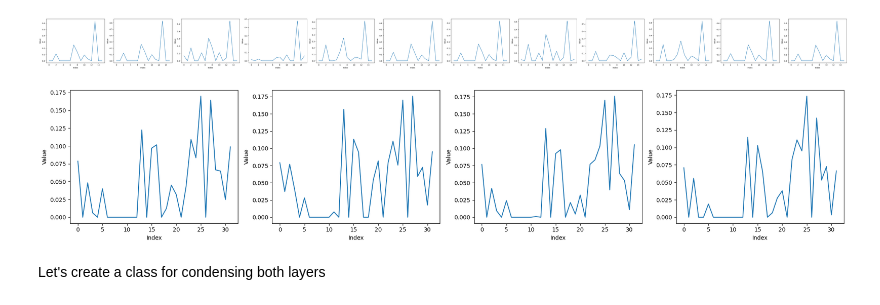
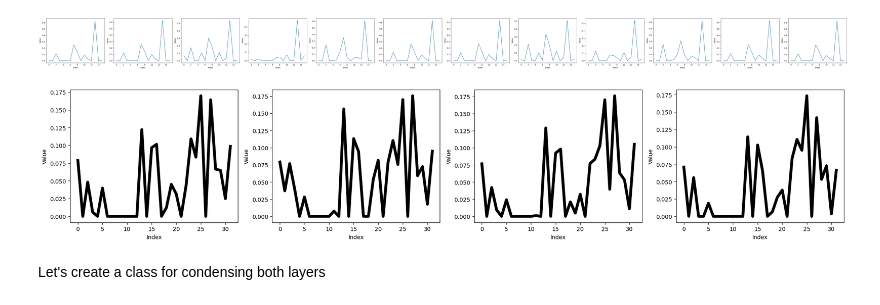
Before and after one commit to juagudeloo/Tesis_maestria_OAN, a Jupyter notebook: notebooks/Check_transforms.ipynb, the cells around one changed output. Cells and saved outputs as stored; diff of their text form; code cells hidden in the pictures.

```diff
--- a/notebooks/Check_transforms.ipynb
+++ b/notebooks/Check_transforms.ipynb
@@ -116,7 +116,7 @@ fig, axs = plt.subplots(2, 2, figsize=(2*5, 2*4))
 channels = ['I', 'Q', 'U', 'V']
 for i in range(4):
     ax = axs[i//2, i%2]
-    ax.plot(new_wl, stokes_arrays[0,i,:].cpu())
+    ax.plot(new_wl, stokes_arrays[0,i,:].cpu(), "k", linewidth=5)
     ax.set_title(f'Stokes {channels[i]}')
     ax.set_xlabel('Index')
     ax.set_ylabel('Value')
@@ -157,7 +157,7 @@ fig, axs = plt.subplots(4, len(scales), figsize=(len(scales)*5, 4*4))
 for i in range(4):
     for idx, s in enumerate(scales):
         ax = axs[i, idx]
-        ax.plot(np.linspace(new_wl[0], new_wl[-1], stokes_scales[f"{s}_scale"].shape[-1]), stokes_scales[f"{s}_scale"][0,i,:].cpu(), label=f'Stokes {channels[i]}')
+        ax.plot(np.linspace(new_wl[0], new_wl[-1], stokes_scales[f"{s}_scale"].shape[-1]), stokes_scales[f"{s}_scale"][0,i,:].cpu(), "k", linewidth=5)
         ax.set_title(f'Stokes {channels[i]} - Scale {s}')
         ax.set_xlabel('Wavelength')
         ax.set_ylabel('Value')
@@ -235,7 +235,7 @@ fig, axs = plt.subplots(4, len(scales), figsize=(len(scales)*5, 4*4))
 for i in range(4):
     for idx, s in enumerate(scales):
         ax = axs[i, idx]
-        ax.plot(np.linspace(new_wl[0], new_wl[-1], stokes_scales[f"{s}_scale"].shape[-1]), stokes_scales[f"{s}_scale"][1, i,:].cpu(), label=f'Stokes {channels[i]}')
+        ax.plot(np.linspace(new_wl[0], new_wl[-1], stokes_scales[f"{s}_scale"].shape[-1]), stokes_scales[f"{s}_scale"][1, i,:].cpu(), label=f'Stokes {channels[i]}', "k", linewidth=5)
         ax.set_title(f'Stokes {channels[i]} - Scale {s}')
         ax.set_xlabel('Wavelength')
         ax.set_ylabel('Value')
@@ -276,7 +276,7 @@ conv1_output.size(), conv2_output.size()
 fig, ax = plt.subplots(1, conv1_output.size(-1), figsize = (conv1_output.size(-1)*5, 4))
 
 for i in range(conv1_output.size(-1)):
-    ax[i].plot(conv1_output[0, :,i].cpu().detach().numpy())
+    ax[i].plot(conv1_output[0, :,i].cpu().detach().numpy(), "k", linewidth=5)
     ax[i].set_xlabel('Index')
     ax[i].set_ylabel('Value')
 
@@ -288,16 +288,16 @@ plt.show()
 # %%
 fig, ax = plt.subplots(1, conv2_output.size(-1), figsize = (conv2_output.size(-1)*5, 4))
 
 for i in range(conv2_output.size(-1)):
-    ax[i].plot(conv2_output[0, :,i].cpu().detach().numpy())
+    ax[i].plot(conv2_output[0, :,i].cpu().detach().numpy(), "k", linewidth=5)
     ax[i].set_xlabel('Index')
     ax[i].set_ylabel('Value')
 
 
 plt.tight_layout()
 plt.show()
 # %% [output]
-[figure, old version]
+[figure, new version]
 # %% [markdown]
 Let's create a class for condensing both layers
 # %%
```
Also changed, not shown: parts of 19 cells of this notebook, 1 other file.
